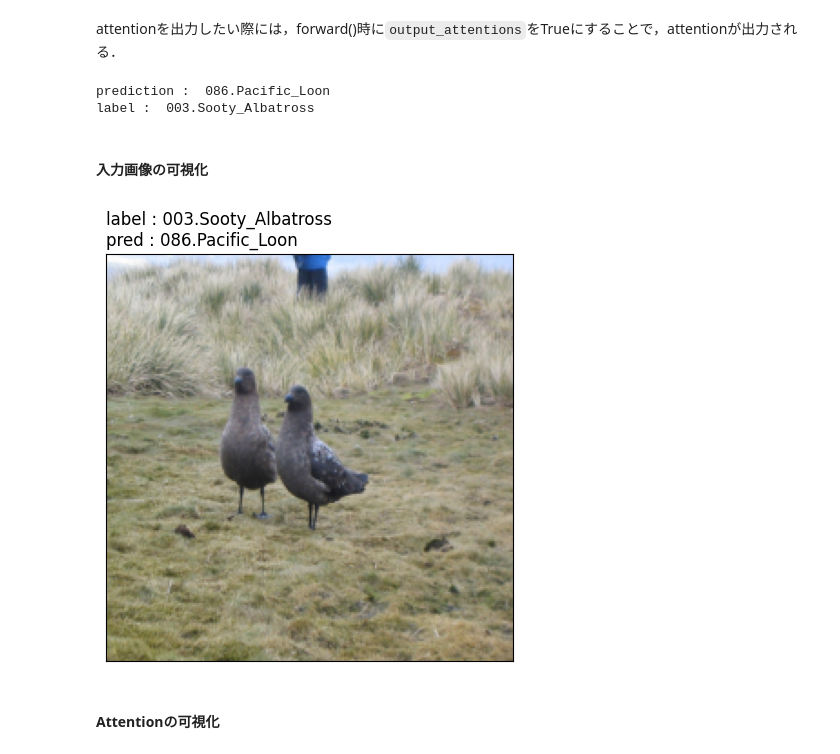
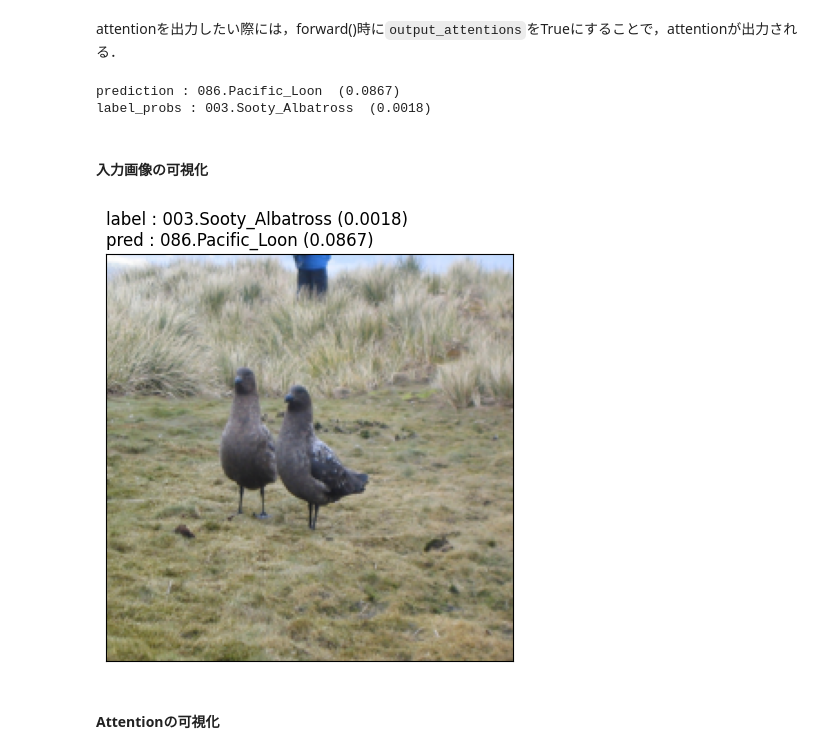
Before and after one commit to Taiga10969/Sigmoid_Attenion_ViT, a Jupyter notebook: result.ipynb, the cells around one changed output. Cells and saved outputs as stored; diff of their text form; code cells hidden in the pictures.

```diff
--- a/result.ipynb
+++ b/result.ipynb
@@ -7,6 +7,7 @@ import os
 import cv2
 import torch
 import numpy as np
+import seaborn as sns
 import torchvision
 from tqdm import tqdm
 
@@ -30,7 +31,7 @@ if torch.cuda.device_count()==0: print('Use 1 GPU')
 else: print(f'Use {torch.cuda.device_count()} GPUs')
 
 date = datetime.now().strftime("%Y%m%d_%H%M")
-save_dir = f"./result/result{date}"
+save_dir = f"./results/result{date}"
 if not os.path.exists(save_dir):
     os.makedirs(save_dir)
 # %% [output]
@@ -196,34 +230,38 @@ image = image.unsqueeze(0).to(device)
 
 prediction, attentions = model(image, output_attentions=True)
 prediction_label = torch.argmax(prediction)
-print("prediction : ", idx_to_class[prediction_label])
-print("label : ", idx_to_class[label])
+
+label_probs = torch.softmax(prediction, dim=1).squeeze(0)[label].cpu().item()
+pred_label_probs = torch.softmax(prediction, dim=1).squeeze(0)[prediction_label].cpu().item()
+
+print(f"prediction : {idx_to_class[prediction_label]}  ({pred_label_probs:.4f})")
+print(f"label_probs : {idx_to_class[label]}  ({label_probs:.4f})")
 # %% [output]
-prediction :  086.Pacific_Loon
-label :  003.Sooty_Albatross
+prediction : 086.Pacific_Loon  (0.0867)
+label_probs : 003.Sooty_Albatross  (0.0018)
 # %% [markdown]
 #### 入力画像の可視化
 # %%
 img = image[0].cpu().numpy()
 img = np.transpose(img, (1, 2, 0))
 
 # CUBの場合・CIFAR10は適宜変更
 mean = np.array([0.4817, 0.4974, 0.4319])
 std = np.array([0.2297, 0.2256, 0.2655])
 
 # 逆正規化
 img = std * img + mean
 
 # 画像を可視化
 plt.imshow(img)
-plt.title(f"label : {idx_to_class[label]}\npred : {idx_to_class[prediction_label]}", loc='left')  # 取得したラベル名をタイトルとして表示
+plt.title(f"label : {idx_to_class[label]} ({label_probs:.4f})\npred : {idx_to_class[prediction_label]} ({pred_label_probs:.4f})", loc='left')  # 取得したラベル名をタイトルとして表示
 plt.tick_params(labelbottom=False, labelleft=False, labelright=False, labeltop=False, bottom=False, left=False, right=False, top=False)
 plt.tight_layout()
 plt.savefig(os.path.join(save_dir, "prediction_image.pdf"))
 plt.savefig(os.path.join(save_dir, "prediction_image.png"))
 plt.show()
 # %% [output]
-[figure, old version]
+[figure, new version]
 # %% [markdown]
 #### Attentionの可視化
 # %%
```
Also changed, not shown: parts of 5 cells of this notebook, 4 other files.
